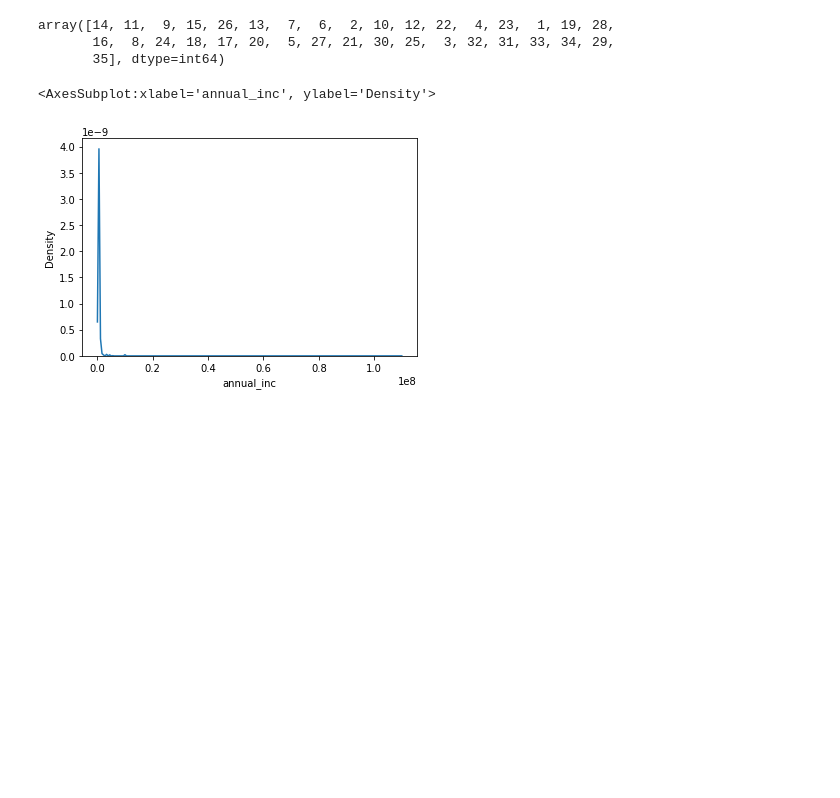
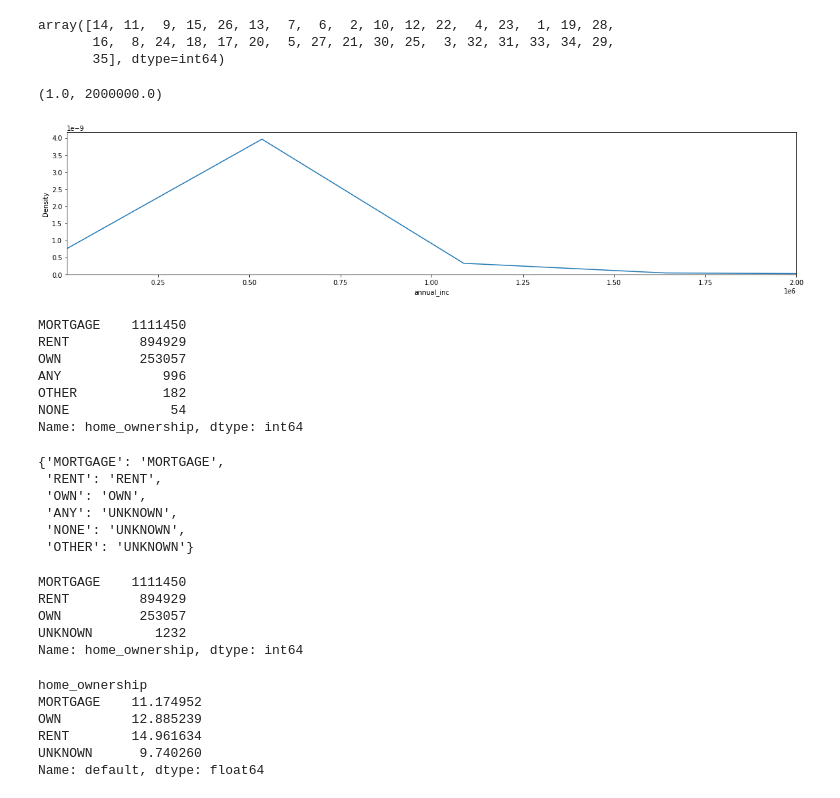
Before and after one commit to jjsalcedo01/CScoreM, a Jupyter notebook: CreditScore.ipynb, the cells around one changed output. Saved outputs shown, nothing was run; the diff lists cells and outputs as text; code cells hidden in the pictures; blank space fills up the shorter version.

```diff
--- a/CreditScore.ipynb
+++ b/CreditScore.ipynb
@@ -228,8 +228,10 @@ array([14, 11,  9, 15, 26, 13,  7,  6,  2, 10, 12, 22,  4, 23,  1, 19, 28,
 features_name=[]
 # %%
 features_name.append('sub_grade')
-# %%
-sns.kdeplot(df['annual_inc'])
-# %% [output]
-<AxesSubplot:xlabel='annual_inc', ylabel='Density'>
-[figure, removed]
+# %%
+plot4, ax = plt.subplots(figsize=(20, 4))
+sns.kdeplot(ax=ax, x=df['annual_inc'])
+ax.set_xlim(1,2e6)
+# %% [output]
+(1.0, 2000000.0)
+[figure, added]
@@ -235,0 +240,42 @@ sns.kdeplot(df['annual_inc'])
+# %%
+df['home_ownership'].value_counts()
+# %% [output]
+MORTGAGE    1111450
+RENT         894929
+OWN          253057
+ANY             996
+OTHER           182
+NONE             54
+Name: home_ownership, dtype: int64
+# %%
+home_ownership_values=df['home_ownership'].unique()
+home_ownership_map=dict(zip(home_ownership_values,home_ownership_values)) # At this stage this is an identity map
+home_ownership_map['ANY']='UNKNOWN'
+home_ownership_map['OTHER']='UNKNOWN'
+home_ownership_map['NONE']='UNKNOWN'
+home_ownership_map
+# %% [output]
+{'MORTGAGE': 'MORTGAGE',
+ 'RENT': 'RENT',
+ 'OWN': 'OWN',
+ 'ANY': 'UNKNOWN',
+ 'NONE': 'UNKNOWN',
+ 'OTHER': 'UNKNOWN'}
+# %%
+df.replace({'home_ownership':home_ownership_map}, inplace=True)
+df['home_ownership'].value_counts()
+# %% [output]
+MORTGAGE    1111450
+RENT         894929
+OWN          253057
+UNKNOWN        1232
+Name: home_ownership, dtype: int64
+# %%
+df.groupby('home_ownership')['default'].mean()*100
+# %% [output]
+home_ownership
+MORTGAGE    11.174952
+OWN         12.885239
+RENT        14.961634
+UNKNOWN      9.740260
+Name: default, dtype: float64
```
Also changed, not shown: parts of 48 cells of this notebook.
